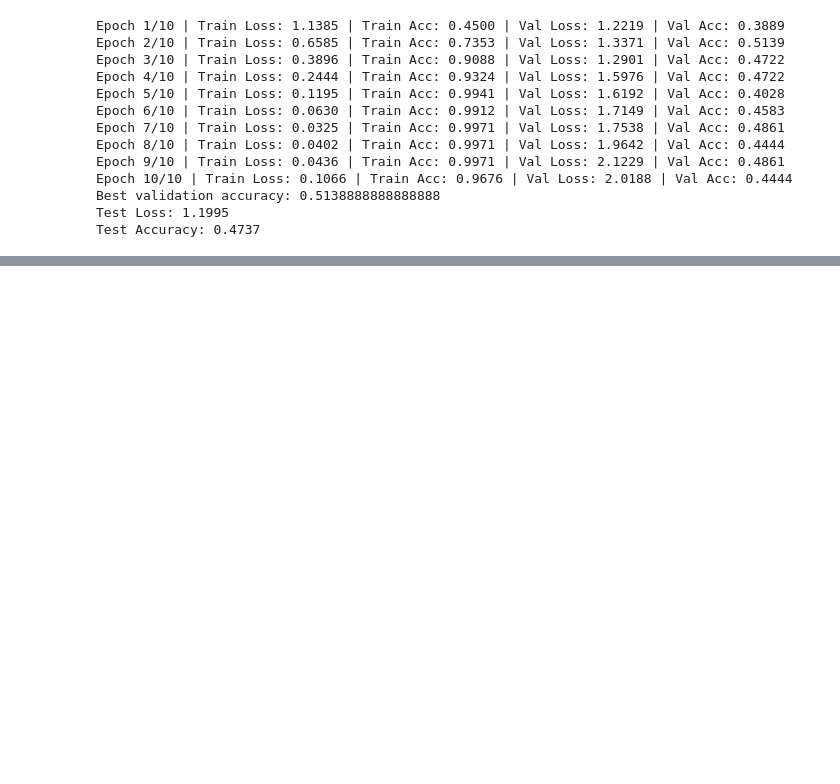
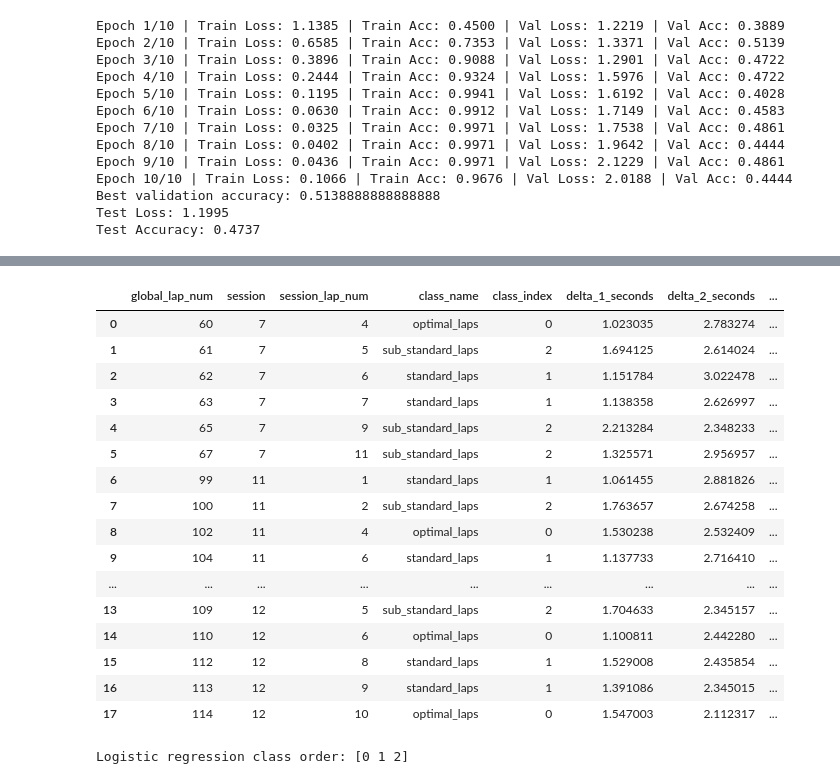
Before and after one commit to Prachet06/F1-Optimized-Cornering-Project, a Jupyter notebook: Code/Model.ipynb, the cells around one changed output, grey strips where cells are left out. Drawn from its saved outputs; the diff is of its cells as text; code cells hidden in the pictures; blank space fills up the shorter version.

```diff
--- a/Code/Model.ipynb
+++ b/Code/Model.ipynb
@@ -1646,0 +1980,75 @@ Test Accuracy: 0.4737
+# %%
+delta_validation_results = (
+    delta_validation_df[[
+        "global_lap_num",
+        "session",
+        "session_lap_num",
+        "class_name",
+        "class_index",
+        "delta_1_seconds",
+        "delta_2_seconds",
+    ]]
+    .copy()
+)
+
+delta_validation_results[
+    "predicted_class_index"
+] = delta_validation_predictions
+
+delta_validation_results[
+    "predicted_class_name"
+] = [
+    class_names[class_index]
+    for class_index
+    in delta_validation_predictions
+]
+
+delta_validation_results[
+    "correct"
+] = (
+    delta_validation_results["class_index"]
+    == delta_validation_results[
+        "predicted_class_index"
+    ]
+)
+
+display(delta_validation_results)
+# %% [output]
+|  | global_lap_num | session | session_lap_num | class_name | class_index | delta_1_seconds | delta_2_seconds | ... |
+| 0 | 60 | 7 | 4 | optimal_laps | 0 | 1.023035 | 2.783274 | ... |
+| 1 | 61 | 7 | 5 | sub_standard_laps | 2 | 1.694125 | 2.614024 | ... |
+| 2 | 62 | 7 | 6 | standard_laps | 1 | 1.151784 | 3.022478 | ... |
+| 3 | 63 | 7 | 7 | standard_laps | 1 | 1.138358 | 2.626997 | ... |
+| 4 | 65 | 7 | 9 | sub_standard_laps | 2 | 2.213284 | 2.348233 | ... |
+| 5 | 67 | 7 | 11 | sub_standard_laps | 2 | 1.325571 | 2.956957 | ... |
+| 6 | 99 | 11 | 1 | standard_laps | 1 | 1.061455 | 2.881826 | ... |
+| 7 | 100 | 11 | 2 | sub_standard_laps | 2 | 1.763657 | 2.674258 | ... |
+| 8 | 102 | 11 | 4 | optimal_laps | 0 | 1.530238 | 2.532409 | ... |
+| 9 | 104 | 11 | 6 | standard_laps | 1 | 1.137733 | 2.716410 | ... |
+| ... | ... | ... | ... | ... | ... | ... | ... | ... |
+| 13 | 109 | 12 | 5 | sub_standard_laps | 2 | 1.704633 | 2.345157 | ... |
+| 14 | 110 | 12 | 6 | optimal_laps | 0 | 1.100811 | 2.442280 | ... |
+| 15 | 112 | 12 | 8 | standard_laps | 1 | 1.529008 | 2.435854 | ... |
+| 16 | 113 | 12 | 9 | standard_laps | 1 | 1.391086 | 2.345015 | ... |
+| 17 | 114 | 12 | 10 | optimal_laps | 0 | 1.547003 | 2.112317 | ... |
+# %%
+delta_model_class_order = (
+    delta_model.named_steps[
+        "classifier"
+    ].classes_
+)
+
+print(
+    "Logistic regression class order:",
+    delta_model_class_order,
+)
+
+assert np.array_equal(
+    delta_model_class_order,
+    np.arange(num_classes),
+), (
+    "The probability columns do not match "
+    "class indices 0, 1 and 2."
+)
+# %% [output]
+Logistic regression class order: [0 1 2]
```
Also changed, not shown: parts of 17 cells of this notebook, 1 other file.
